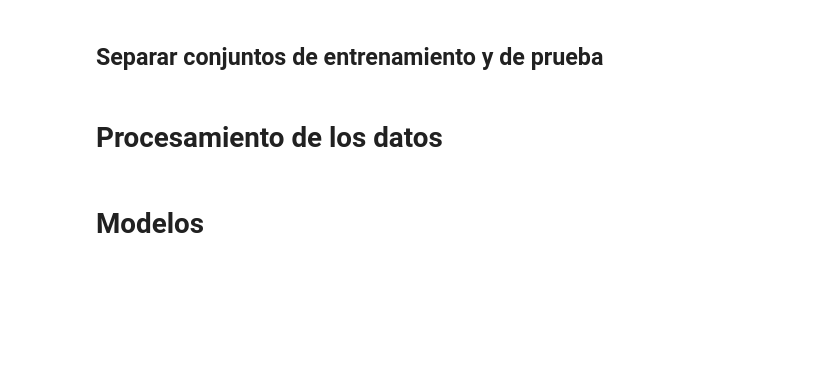
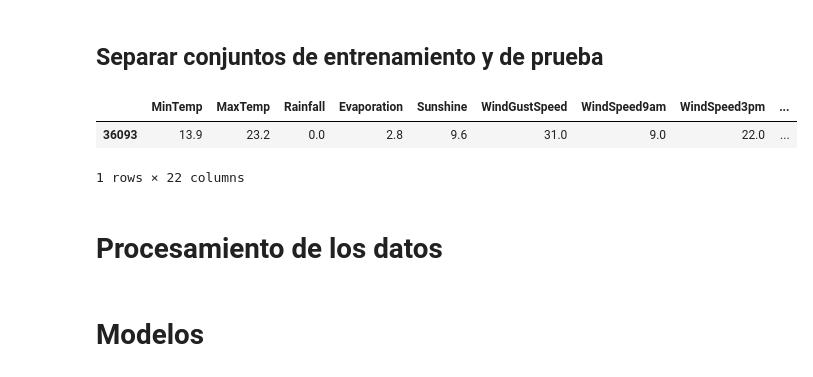
Before and after one commit to salvanya/ML-rain-prediction, a Jupyter notebook: MLOps.ipynb, the cells around one changed output. Cells and saved outputs as stored; diff of their text form; code cells hidden in the pictures; blank space fills up the shorter version.

```diff
--- a/MLOps.ipynb
+++ b/MLOps.ipynb
@@ -97,6 +103,12 @@ def split_datasets(df):
 # %%
 # Uso de la función con tu DataFrame
 x_train, x_test, y_train_reg, y_test_reg, y_train_class, y_test_class = split_datasets(x_train_processed)
+# %%
+x_test.iloc[[2]]
+# %% [output]
+|  | MinTemp | MaxTemp | Rainfall | Evaporation | Sunshine | WindGustSpeed | WindSpeed9am | WindSpeed3pm | ... |
+| 36093 | 13.9 | 23.2 | 0.0 | 2.8 | 9.6 | 31.0 | 9.0 | 22.0 | ... |
+1 rows × 22 columns
 # %% [markdown]
 # Procesamiento de los datos
 # %%
```
Also changed, not shown: parts of 5 cells of this notebook.
